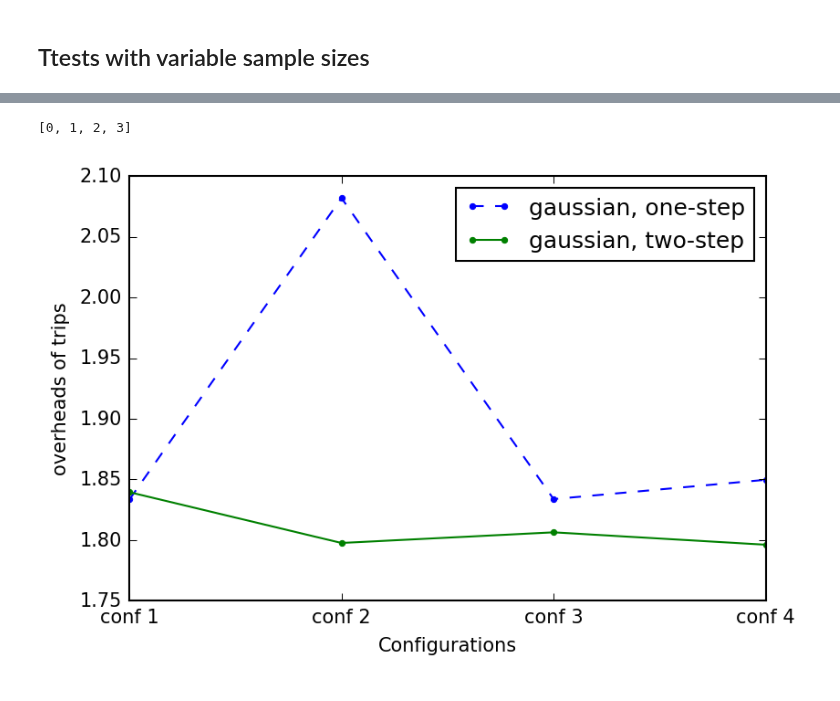
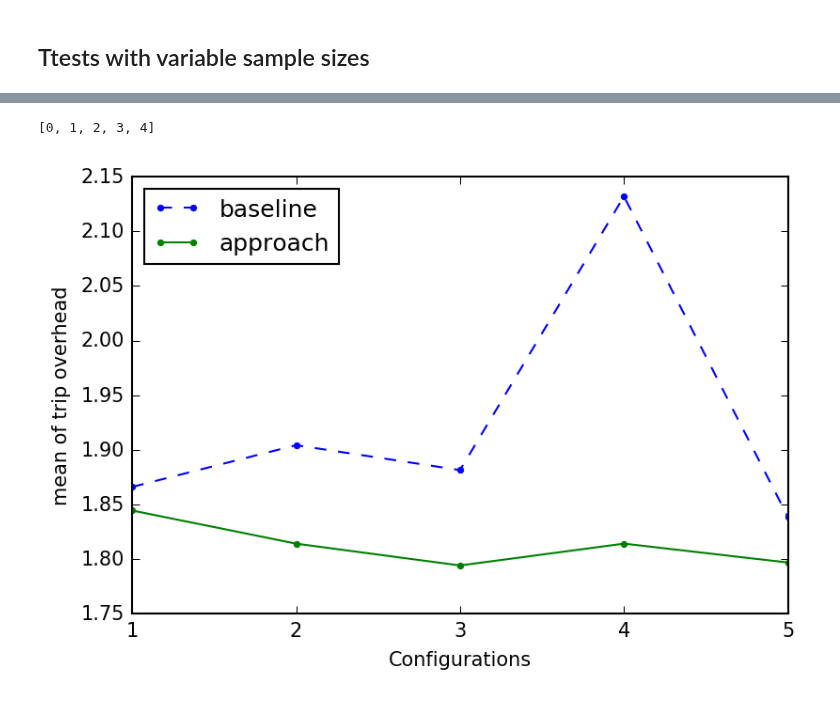
Before and after one commit to Starofall/RTX, a Jupyter notebook: analysis-ttest-final-baseline.ipynb, the cells around one changed output, grey strips where cells are left out. Cells and saved outputs as stored; diff of their text form; code cells hidden in the pictures.

```diff
--- a/analysis-ttest-final-baseline.ipynb
+++ b/analysis-ttest-final-baseline.ipynb
@@ -101,7 +104,7 @@ step = 100
 
 count = 0
 for other_knob_value in other_knob_values:
-    for sample_size in range(100, 5001, step):
+    for sample_size in range(5000, 5001, step):
     #     print "Sample size: " + str(sample_size)
         sample_sizes.append(sample_size)
 
@@ -160,6 +163,8 @@ for other_knob_value in other_knob_values:
             print "effect size: " + str(t["effect_size"])
             print "power: " + str(t_p["power"])
             print "\n"
+            if t["statistic"] >= 0:
+                best_knob = other_knob_value
 
 print str(count) + " out of " + str(len(other_knob_values)) + " comparisons found significant difference."
 print "******************"
@@ -224,5 +249,8 @@ Overhead in
 # %%
-results = get_raw_data("rtxgaussian-600-300-2-5iter", False, 5000)
+#### KEEP THESE ###
+results = get_raw_data("rtxgaussian-600-300-2-5iter-2", False, 5000)
+#### KEEP THESE ###
+# results = get_raw_data("rtxgaussian-600-300-2-5iter", False, 5000)
 
 b_knobs = {}
 b_data = {}
@@ -282,7 +310,7 @@ necessary_power = 0.80
 
 fake_run_id = "123456"
 
-knob_values = b_knobs.keys()
+knob_values = list(reversed(b_knobs.keys()))
 best_knob2 = knob_values[0]
 other_knob_values = knob_values[1:]
 
@@ -298,7 +326,7 @@ step = 100
 
 count = 0
 for other_knob_value in other_knob_values:
-    for sample_size in range(100, 5001, step):
+    for sample_size in range(5000, 5001, step):
     #     print "Sample size: " + str(sample_size)
         sample_sizes.append(sample_size)
 
@@ -321,7 +349,7 @@ for other_knob_value in other_knob_values:
             t_p = TtestPower(fake_run_id, y_key, t["effect_size"], alpha, 'larger').start(analysis_data, {})
         powers[other_knob_value].append(t_p["power"])
 
-        if one_sided_p_value < alpha and t_p["power"] >= necessary_power:
+        if one_sided_p_value < alpha:# and t_p["power"] >= necessary_power:
             printmd("**SIGNIFICANT DIFFERENCE**", "green")
             different = "smaller" if t["statistic"] < 0 else "larger"
             print "sample size: " + str(sample_size)
@@ -357,6 +385,8 @@ for other_knob_value in other_knob_values:
             print "effect size: " + str(t["effect_size"])
             print "power: " + str(t_p["power"])
             print "\n"
+#             if t["statistic"] >= 0:
+#                 best_knob = other_knob_value
 
 print str(count) + " out of " + str(len(other_knob_values)) + " comparisons found significant difference."
 print "******************"
@@ -404,5 +436,8 @@ BEST CONFIGURATION
 # %%
-results = get_raw_data("rtxgaussian-600-300-1-5iter", False, 5000)
+results = get_raw_data("rtxgaussian-600-300-1-3iter", False, 5000)
+#### KEEP THESE ###
+# results = get_raw_data("rtxgaussian-600-300-1-5iter", False, 5000)
+#### KEEP THESE ###
 
 knobs1 = {}
 data1 = {}
@@ -596,14 +641,16 @@ plt.show()
 # %%
-knob_labels = range(4)
+knob_labels = range(5)
+# knob_labels = range(4)
 print knob_labels
 fig,ax = plt.subplots()
-ax.plot(knob_labels, means, ".", label='gaussian, one-step', linestyle="--")
-ax.plot(knob_labels, means2, ".", label='gaussian, two-step', linestyle="-")
-plt.xticks(knob_labels, ["conf 1", "conf 2", "conf 3", "conf 4"])
+ax.plot(knob_labels, means, ".", label='baseline', linestyle="--")
+ax.plot(knob_labels, means2, ".", label='approach', linestyle="-")
+plt.xticks(knob_labels, ["1", "2", "3", "4", "5"])
+# plt.xticks(knob_labels, ["conf 1", "conf 2", "conf 3", "conf 4"])
 plt.legend(loc='best')
-plt.ylabel('overheads of trips')
+plt.ylabel('mean of trip overhead')
 plt.xlabel('Configurations')
 plt.show()
 # %% [output]
-[0, 1, 2, 3]
+[0, 1, 2, 3, 4]
-[figure, old version]
+[figure, new version]
```
Also changed, not shown: parts of 13 cells of this notebook, 5 other files.
